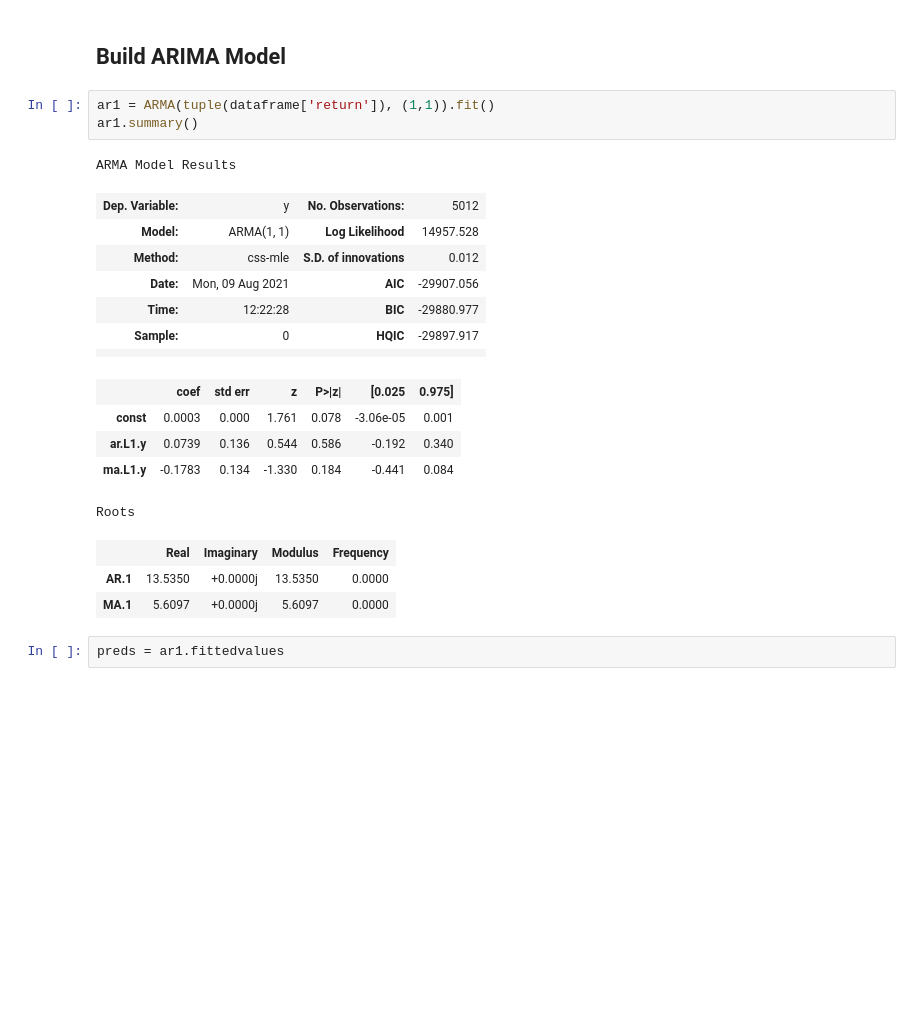
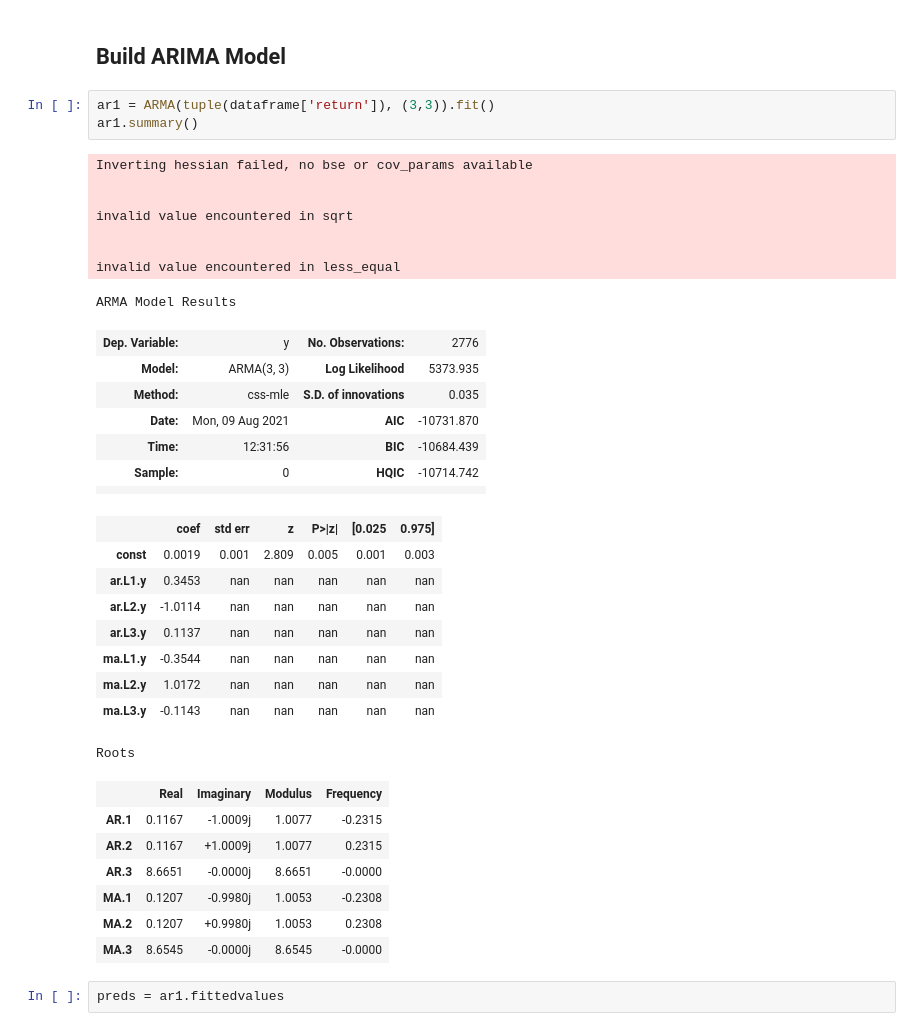
Before and after one commit to mdominguez2010/predict-stock-price-arima, a Jupyter notebook: google_forecast.ipynb, the cells around one changed output. Drawn from its saved outputs; the diff is of its cells as text; blank space fills up the shorter version.

```diff
--- a/google_forecast.ipynb
+++ b/google_forecast.ipynb
@@ -327,25 +327,40 @@ The above charts show the ACF and PACF readings give us a lag "p" of 6 and a lag
 # %% [markdown]
 ## Build ARIMA Model
 # %%
-ar1 = ARMA(tuple(dataframe['return']), (1,1)).fit()
+ar1 = ARMA(tuple(dataframe['return']), (3,3)).fit()
 ar1.summary()
 # %% [output]
-ARMA Model Results
+Inverting hessian failed, no bse or cov_params available
+
+
+invalid value encountered in sqrt
+
+
+invalid value encountered in less_equal
+ARMA Model Results
-| Dep. Variable: | y | No. Observations: | 5012 |
-| Model: | ARMA(1, 1) | Log Likelihood | 14957.528 |
-| Method: | css-mle | S.D. of innovations | 0.012 |
-| Date: | Mon, 09 Aug 2021 | AIC | -29907.056 |
-| Time: | 12:22:28 | BIC | -29880.977 |
-| Sample: | 0 | HQIC | -29897.917 |
+| Dep. Variable: | y | No. Observations: | 2776 |
+| Model: | ARMA(3, 3) | Log Likelihood | 5373.935 |
+| Method: | css-mle | S.D. of innovations | 0.035 |
+| Date: | Mon, 09 Aug 2021 | AIC | -10731.870 |
+| Time: | 12:31:56 | BIC | -10684.439 |
+| Sample: | 0 | HQIC | -10714.742 |
 |  |  |  |  |
 |  | coef | std err | z | P>|z| | [0.025 | 0.975] |
-| const | 0.0003 | 0.000 | 1.761 | 0.078 | -3.06e-05 | 0.001 |
-| ar.L1.y | 0.0739 | 0.136 | 0.544 | 0.586 | -0.192 | 0.340 |
-| ma.L1.y | -0.1783 | 0.134 | -1.330 | 0.184 | -0.441 | 0.084 |
+| const | 0.0019 | 0.001 | 2.809 | 0.005 | 0.001 | 0.003 |
+| ar.L1.y | 0.3453 | nan | nan | nan | nan | nan |
+| ar.L2.y | -1.0114 | nan | nan | nan | nan | nan |
+| ar.L3.y | 0.1137 | nan | nan | nan | nan | nan |
+| ma.L1.y | -0.3544 | nan | nan | nan | nan | nan |
+| ma.L2.y | 1.0172 | nan | nan | nan | nan | nan |
+| ma.L3.y | -0.1143 | nan | nan | nan | nan | nan |
-Roots
+Roots
 |  | Real | Imaginary | Modulus | Frequency |
-| AR.1 | 13.5350 | +0.0000j | 13.5350 | 0.0000 |
-| MA.1 | 5.6097 | +0.0000j | 5.6097 | 0.0000 |
+| AR.1 | 0.1167 | -1.0009j | 1.0077 | -0.2315 |
+| AR.2 | 0.1167 | +1.0009j | 1.0077 | 0.2315 |
+| AR.3 | 8.6651 | -0.0000j | 8.6651 | -0.0000 |
+| MA.1 | 0.1207 | -0.9980j | 1.0053 | -0.2308 |
+| MA.2 | 0.1207 | +0.9980j | 1.0053 | 0.2308 |
+| MA.3 | 8.6545 | -0.0000j | 8.6545 | -0.0000 |
 # %%
 preds = ar1.fittedvalues
 # %% [markdown]
```
Also changed, not shown: parts of 14 cells of this notebook.
